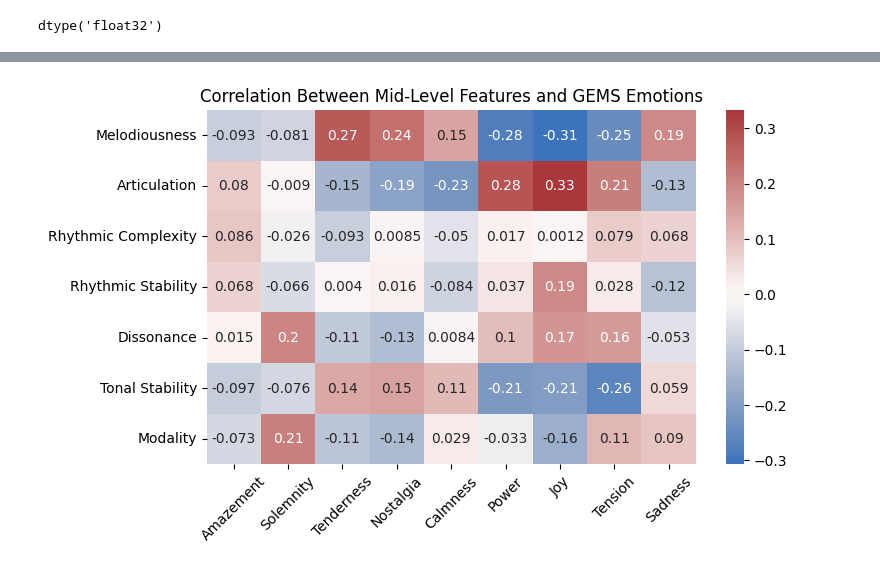
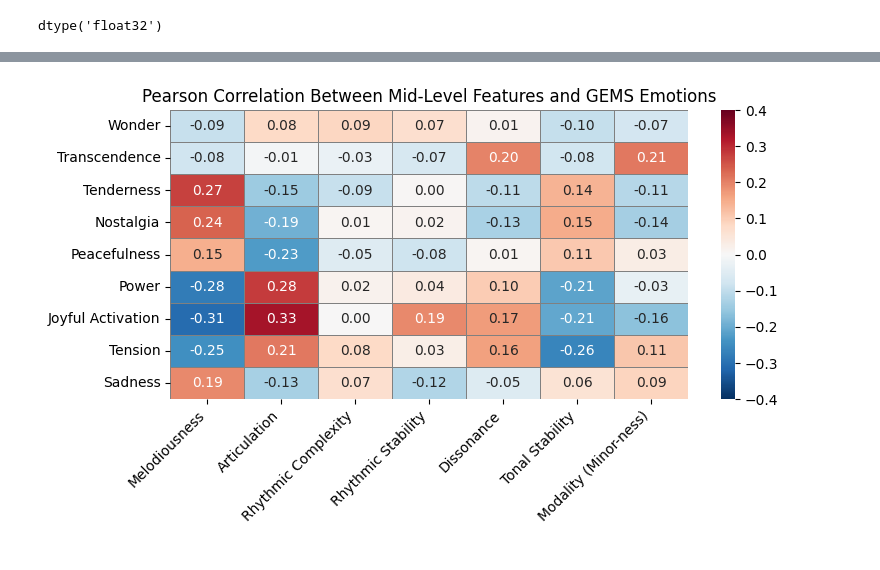
Before and after one commit to Momonan0412/Music-and-Emotion-Mid-Features-and-GEMS, a Jupyter notebook: correlation_version2.ipynb, the cells around one changed output, grey strips where cells are left out. Drawn from its saved outputs; the diff is of its cells as text; code cells hidden in the pictures.

```diff
--- a/correlation_version2.ipynb
+++ b/correlation_version2.ipynb
@@ -19,9 +19,11 @@ preds.dtype
 dtype('float32')
 # %%
 features = ["Melodiousness","Articulation","Rhythmic Complexity","Rhythmic Stability",
-            "Dissonance","Tonal Stability","Modality"]
-emotions = ["Amazement","Solemnity","Tenderness","Nostalgia","Calmness",
-            "Power","Joy","Tension","Sadness"]
+            "Dissonance","Tonal Stability","Modality (Minor-ness)"]
+# emotions = ["Amazement","Solemnity","Tenderness","Nostalgia","Calmness",
+#             "Power","Joy","Tension","Sadness"]
+emotions = ["Wonder","Transcendence","Tenderness","Nostalgia","Peacefulness",
+            "Power","Joyful Activation","Tension","Sadness"]
 # %%
 df_preds = pd.DataFrame(preds, columns=features)
 df_labels = pd.DataFrame(labels, columns=emotions)
@@ -38,10 +51,20 @@ correlation_matrix = correlation_matrix.astype(float)
 # %%
 # Plot
 plt.figure(figsize=(8, 5))
-sns.heatmap(correlation_matrix, annot=True, cmap="vlag", center=0)
-plt.title("Correlation Between Mid-Level Features and GEMS Emotions")
+sns.heatmap(
+    correlation_matrix.T,
+    annot=True,
+    fmt=".2f",
+    center=0,
+    cmap="RdBu_r",      # a red–white–blue diverging map
+    vmin=-0.4,          # force the lowest weight to map to the darkest blue
+    vmax=+0.4,          # force the highest weight to map to the darkest red
+    linewidths=0.5,
+    linecolor="gray"
+)
+plt.title("Pearson Correlation Between Mid-Level Features and GEMS Emotions")
 plt.tight_layout()
-plt.xticks(rotation=45)
+plt.xticks(rotation=45, ha="right")
 plt.show()
 # %% [output]
-[figure, old version]
+[figure, new version]
```
Also changed, not shown: parts of 2 cells of this notebook, 1 other file.
